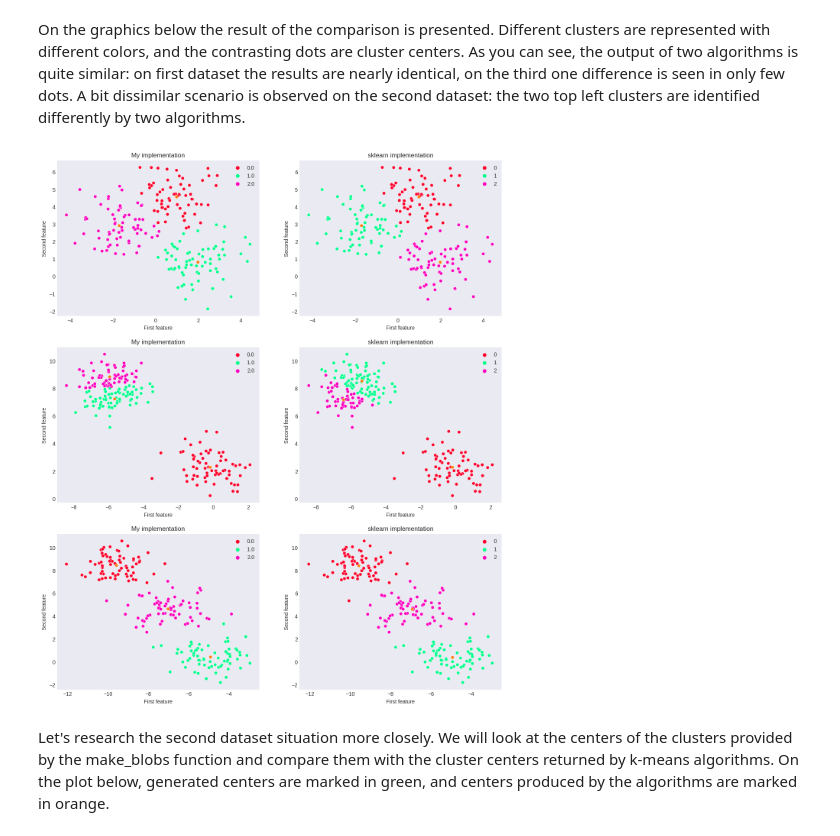
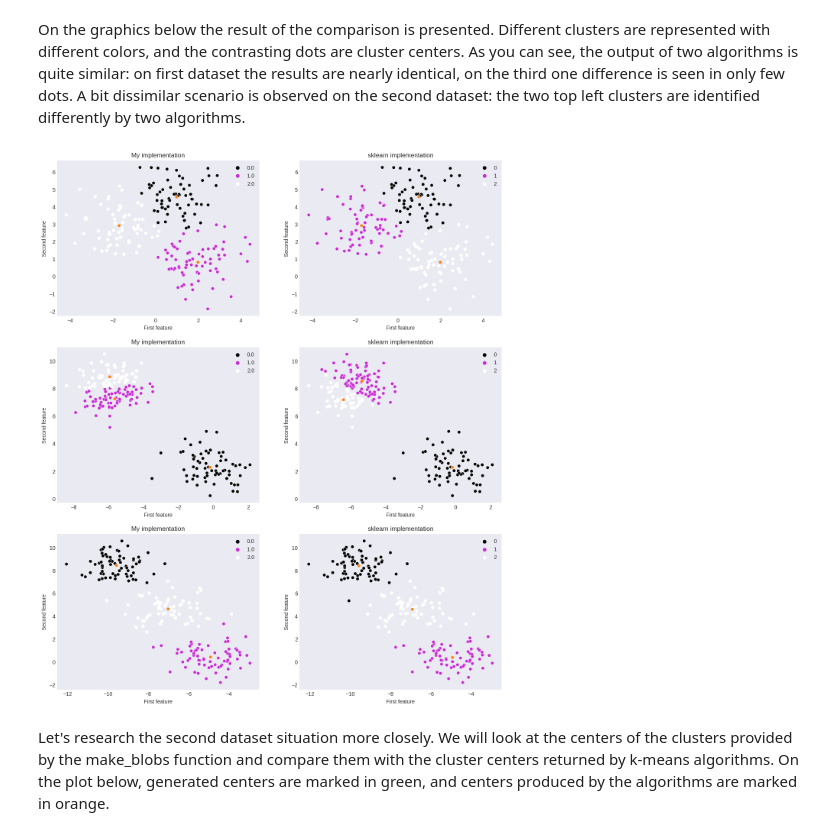
Before and after one commit to VFYAS/KMeans-implementation, a Jupyter notebook: kmeans implementation and report.ipynb, the cells around one changed output. Saved outputs shown, nothing was run; the diff lists cells and outputs as text; code cells hidden in the pictures.

Commit message:
started the time complexity analysis, fixed the class a bit, fixed the first visualization colors

```diff
--- a/kmeans implementation and report.ipynb
+++ b/kmeans implementation and report.ipynb
@@ -12,7 +12,7 @@ class MyKMeans:
     read about it at https://en.wikipedia.org/wiki/K-means%2B%2B.
     """
 
-    def __init__(self, random_state=0, n_clusters=3, heuristic='random', max_iter=300):
+    def __init__(self, random_state: int = 0, n_clusters: int = 3, heuristic: str = 'random', max_iter: int = 300):
         self.random_state = random_state
 
         assert n_clusters > 0, "Parameter 'n_clusters' should be positive"
@@ -30,9 +30,11 @@ class MyKMeans:
         self.labels_ = np.empty(0)
         self.cluster_centers_ = np.empty(0)
         self.distances_ = np.empty(0)
+        self.fit_data_ = 0
 
     def fit(self, data):
         shape = data.shape[0]
+        self.fit_data_ = data
         np.random.seed(self.random_state)
         self.cluster_centers_ = np.zeros(shape=(self.n_clusters, data.shape[1]))
         self.labels_ = np.empty(shape, dtype='int32')
@@ -87,6 +89,8 @@ class MyKMeans:
         return self
 
     def predict(self, data):
+        if self.fit_data_ is data:
+            return self.labels_
         assert len(self.cluster_centers_[0]) == data.shape[1]
         self.labels_ = np.ndarray(data.shape[0])
         for idx, x in enumerate(data):
@@ -129,23 +133,23 @@ On the graphics below the result of the comparison is presented. Different clust
 # %%
 # comparing the results of realisations of k-means
 # on different datasets, using 'k-means++' initialisation
 fig, ax = plt.subplots(nrows=3, ncols=2, figsize=(15, 18))
 for row, sample_seed in enumerate([0, 5, 12]):
     X, y = make_blobs(n_samples=200, n_features=2, centers=3, random_state=sample_seed)
     a = MyKMeans(n_clusters=3, random_state=0, heuristic='k-means++').fit(X)
     b = KMeans(n_clusters=3, random_state=0, init='k-means++').fit(X)
     for column, implementation in enumerate([(a, "My implementation"), (b, "sklearn implementation")]):
-        sns.scatterplot(x=X[:, 0], y=X[:, 1], hue=implementation[0].predict(X), palette='gist_rainbow',
+        sns.scatterplot(x=X[:, 0], y=X[:, 1], hue=implementation[0].predict(X), palette='gnuplot2',
                         ax=ax[row, column])
         ax[row, column].set_xlabel("First feature")
         ax[row, column].set_ylabel("Second feature")
         # marking cluster centers
         sns.scatterplot(x=implementation[0].cluster_centers_[:, 0],
-                        y=implementation[0].cluster_centers_[:, 1], ax=ax[row, column], palette='gist_rainbow')
+                        y=implementation[0].cluster_centers_[:, 1], ax=ax[row, column], palette='gnuplot2')
         ax[row, column].set_title(implementation[1])
 plt.show()
 # %% [output]
-[figure, old version]
+[figure, new version]
 # %% [markdown]
 Let's research the second dataset situation more closely. We will look at the centers of the clusters provided by the make_blobs function and compare them with the cluster centers returned by k-means algorithms. On the plot below, generated centers are marked in green, and centers produced by the algorithms are marked in orange.
 # %%
```
Also changed, not shown: parts of 2 cells of this notebook.
